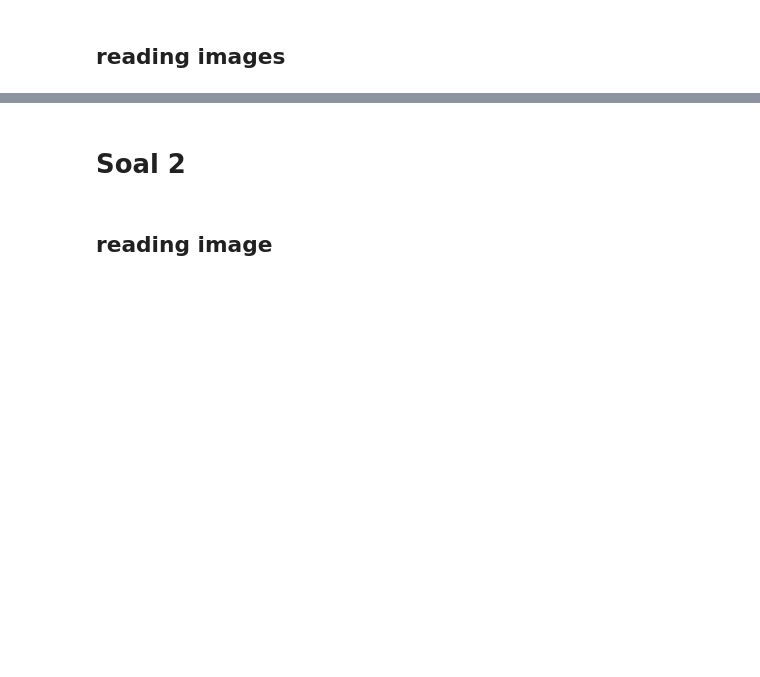
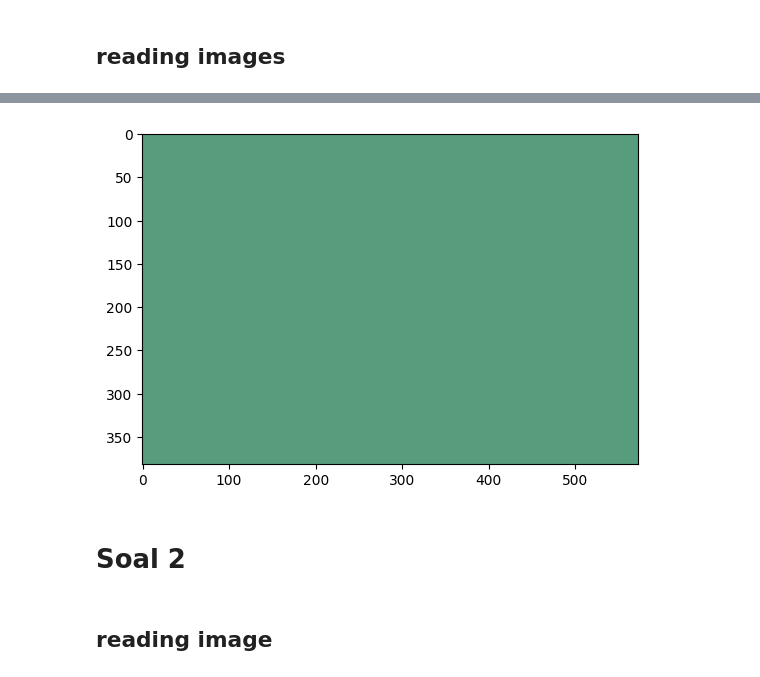
Before and after one commit to smmss79/DIP_2023, a Jupyter notebook: HW1/DIP_HW1.ipynb, the cells around one changed output, grey strips where cells are left out. Drawn from its saved outputs; the diff is of its cells as text; code cells hidden in the pictures; blank space fills up the shorter version.

```diff
--- a/HW1/DIP_HW1.ipynb
+++ b/HW1/DIP_HW1.ipynb
@@ -31,3 +140,25 @@ ImportError: DLL load failed while importing _arpack: The specified procedure co
+# %%
+def rgb2ind(image:np.ndarray,
+            centers:np.ndarray):
+            """ converts an RGB image to indexed image
+
+            """
+            newImage = np.zeros_like(image)
+            for i in range(len(image)):
+              for j in range(len(image[0])):
+                leastDistanceItem = np.argmin( np.linalg.norm(image[i][j] - centers))
+                print(leastDistanceItem)
+                newImage[i][j] = centers[leastDistanceItem]
+
+
+            return newImage
+# %%
+image_011_new = rgb2ind(im011,model.cluster_centers_)
+# %%
+plt.imshow(image_011_new)
+plt.show()
+# %% [output]
+[figure, added]
 # %% [markdown]
 # Soal 2
 # %% [markdown]
```
Also changed, not shown: parts of 12 cells of this notebook.
